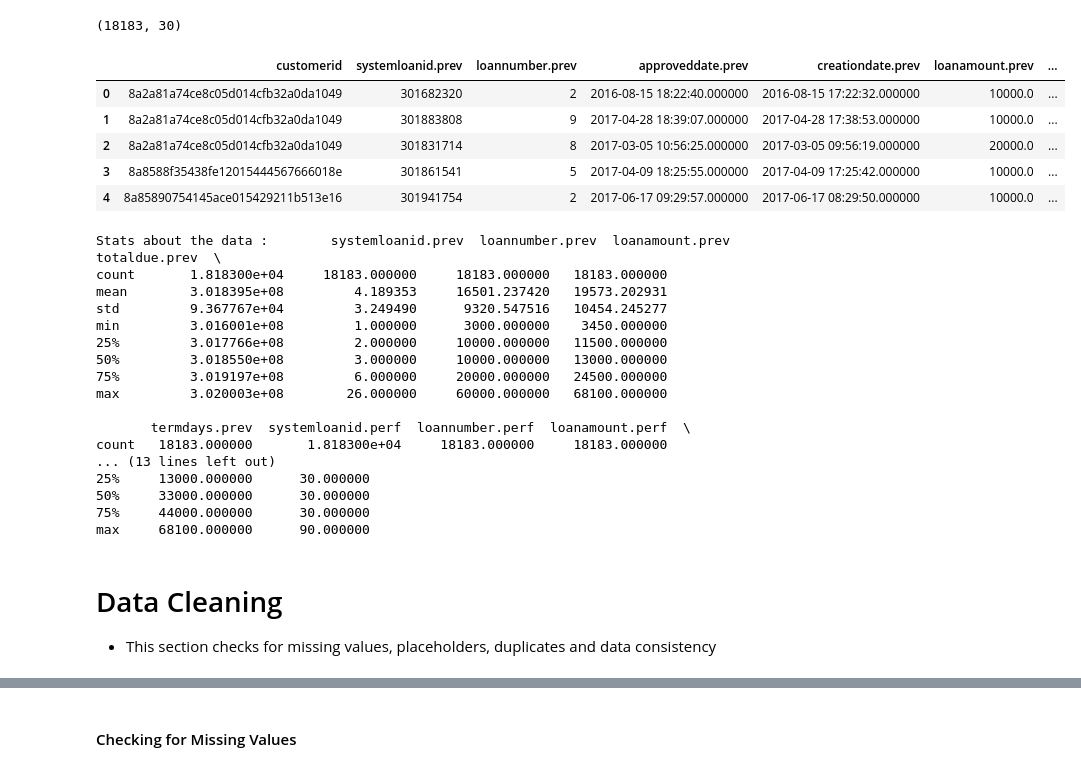
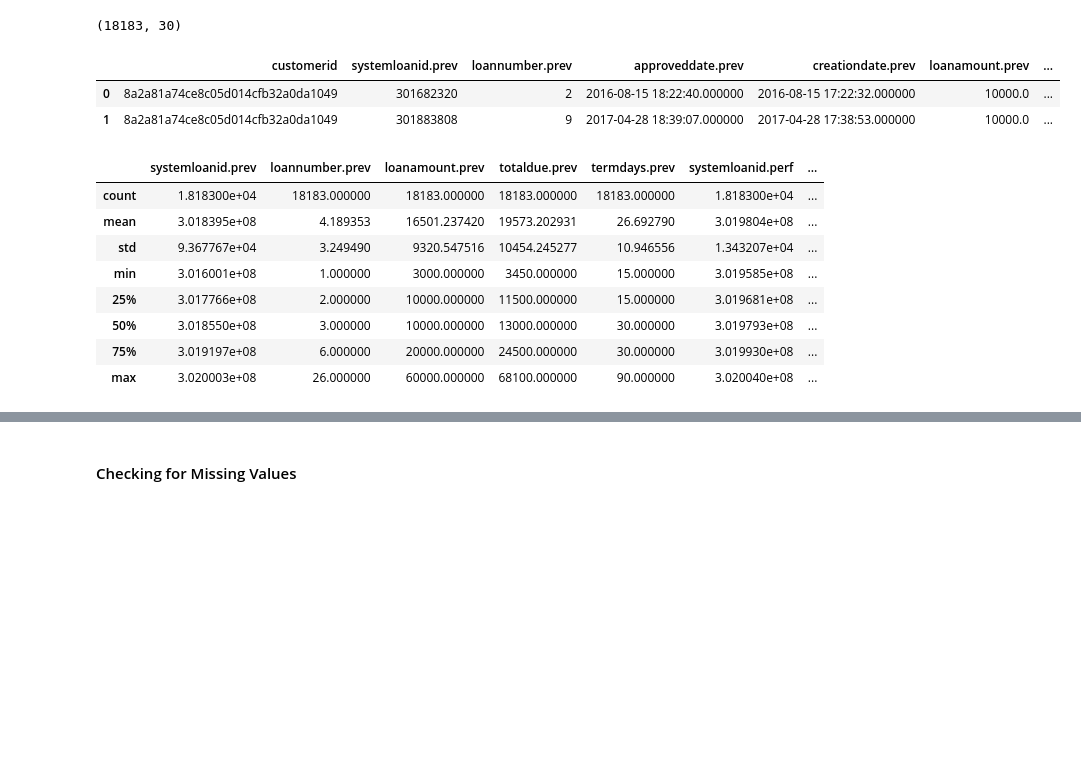
Before and after one commit to frank015940/Loan-Default-Prediction, a Jupyter notebook: loan_default_15th.ipynb, the cells around one changed output, grey strips where cells are left out. Cells and saved outputs as stored; diff of their text form; code cells hidden in the pictures; blank space fills up the shorter version.

```diff
--- a/loan_default_15th.ipynb
+++ b/loan_default_15th.ipynb
@@ -108,11 +103,8 @@ GradientBoostingClassifier
 # %%
 # Loading the datasets
-train_demographics = pd.read_csv("traindemographics.csv")
-train_perf = pd.read_csv("trainperf.csv")
-train_prev_loans = pd.read_csv("trainprevloans.csv")
-test_demographics = pd.read_csv("testdemographics.csv")
-test_perf = pd.read_csv("testperf.csv")
-test_prev_loans = pd.read_csv("testprevloans.csv")
+train_demographics = pd.read_csv("data/traindemographics.csv")
+train_perf = pd.read_csv("data/trainperf.csv")
+train_prev_loans = pd.read_csv("data/trainprevloans.csv")
 # %% [markdown]
 ### Preview of Datasets
 # %%
@@ -221,36 +196,21 @@ merged_data.shape
 (18183, 30)
 # %%
 # Displaying the merged data dataset
-merged_data.head()
+merged_data.head(2)
 # %% [output]
 |  | customerid | systemloanid.prev | loannumber.prev | approveddate.prev | creationdate.prev | loanamount.prev | ... |
 | 0 | 8a2a81a74ce8c05d014cfb32a0da1049 | 301682320 | 2 | 2016-08-15 18:22:40.000000 | 2016-08-15 17:22:32.000000 | 10000.0 | ... |
 | 1 | 8a2a81a74ce8c05d014cfb32a0da1049 | 301883808 | 9 | 2017-04-28 18:39:07.000000 | 2017-04-28 17:38:53.000000 | 10000.0 | ... |
-| 2 | 8a2a81a74ce8c05d014cfb32a0da1049 | 301831714 | 8 | 2017-03-05 10:56:25.000000 | 2017-03-05 09:56:19.000000 | 20000.0 | ... |
-| 3 | 8a8588f35438fe12015444567666018e | 301861541 | 5 | 2017-04-09 18:25:55.000000 | 2017-04-09 17:25:42.000000 | 10000.0 | ... |
-| 4 | 8a85890754145ace015429211b513e16 | 301941754 | 2 | 2017-06-17 09:29:57.000000 | 2017-06-17 08:29:50.000000 | 10000.0 | ... |
 # %%
 # Getting statistics about the data
-
-print("Stats about the data :", merged_data.describe())
+merged_data.describe(include='number')
 # %% [output]
-Stats about the data :        systemloanid.prev  loannumber.prev  loanamount.prev  totaldue.prev  \
-count       1.818300e+04     18183.000000     18183.000000   18183.000000
-mean        3.018395e+08         4.189353     16501.237420   19573.202931
-std         9.367767e+04         3.249490      9320.547516   10454.245277
-min         3.016001e+08         1.000000      3000.000000    3450.000000
-25%         3.017766e+08         2.000000     10000.000000   11500.000000
-50%         3.018550e+08         3.000000     10000.000000   13000.000000
-75%         3.019197e+08         6.000000     20000.000000   24500.000000
-max         3.020003e+08        26.000000     60000.000000   68100.000000
-
-       termdays.prev  systemloanid.perf  loannumber.perf  loanamount.perf  \
-count   18183.000000       1.818300e+04     18183.000000     18183.000000
-... (13 lines left out)
-25%     13000.000000      30.000000
-50%     33000.000000      30.000000
-75%     44000.000000      30.000000
-max     68100.000000      90.000000
+|  | systemloanid.prev | loannumber.prev | loanamount.prev | totaldue.prev | termdays.prev | systemloanid.perf | ... |
+| count | 1.818300e+04 | 18183.000000 | 18183.000000 | 18183.000000 | 18183.000000 | 1.818300e+04 | ... |
+| mean | 3.018395e+08 | 4.189353 | 16501.237420 | 19573.202931 | 26.692790 | 3.019804e+08 | ... |
+| std | 9.367767e+04 | 3.249490 | 9320.547516 | 10454.245277 | 10.946556 | 1.343207e+04 | ... |
+| min | 3.016001e+08 | 1.000000 | 3000.000000 | 3450.000000 | 15.000000 | 3.019585e+08 | ... |
+| 25% | 3.017766e+08 | 2.000000 | 10000.000000 | 11500.000000 | 15.000000 | 3.019681e+08 | ... |
+| 50% | 3.018550e+08 | 3.000000 | 10000.000000 | 13000.000000 | 30.000000 | 3.019793e+08 | ... |
+| 75% | 3.019197e+08 | 6.000000 | 20000.000000 | 24500.000000 | 30.000000 | 3.019930e+08 | ... |
+| max | 3.020003e+08 | 26.000000 | 60000.000000 | 68100.000000 | 90.000000 | 3.020040e+08 | ... |
-# %% [markdown]
-# Data Cleaning
-* This section checks for missing values, placeholders, duplicates and data consistency
```
Also changed, not shown: parts of 123 cells of this notebook.
